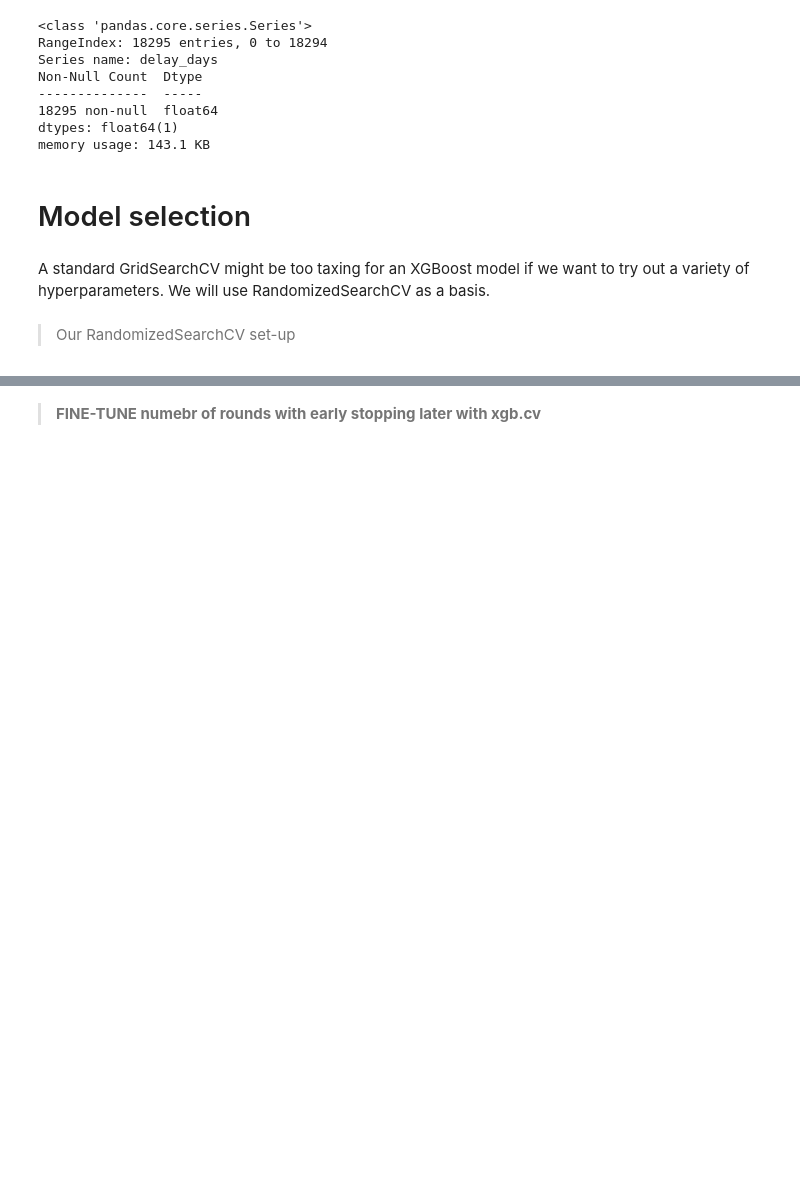
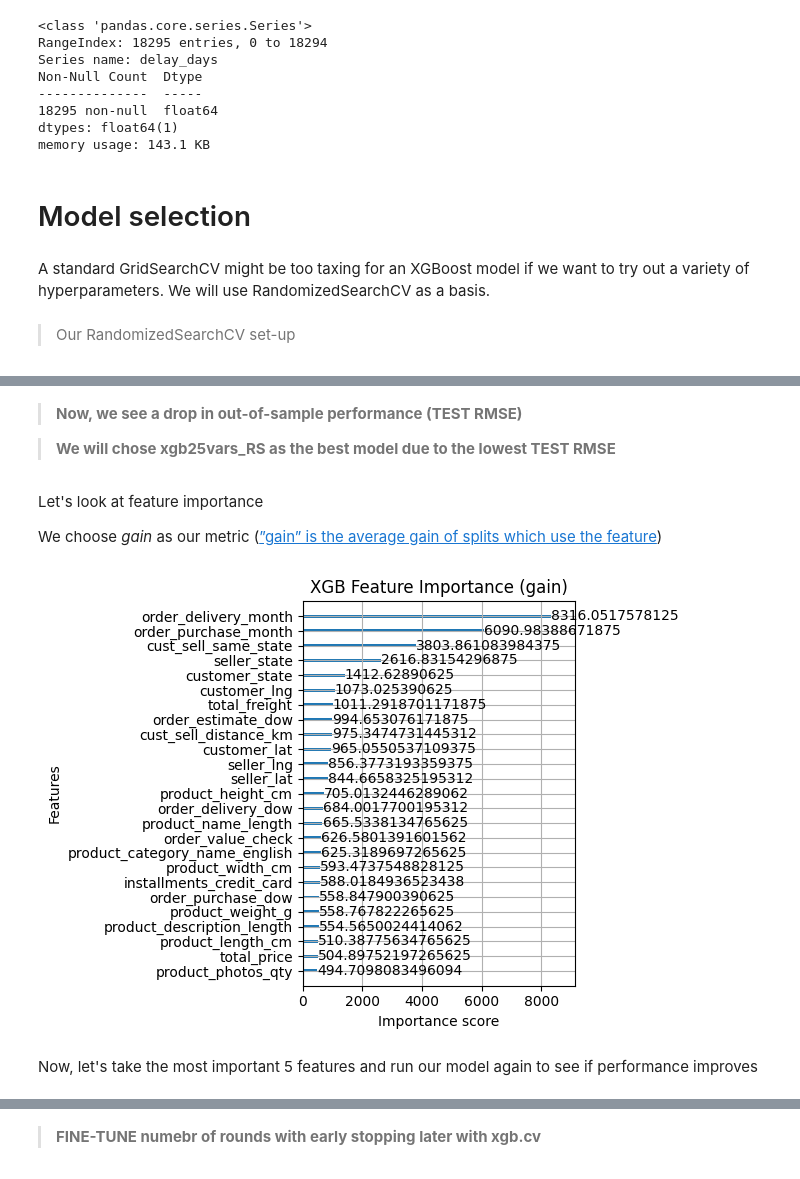
Before and after one commit to jakubpyszniak/ML_II_final_project, a Jupyter notebook: 3. XGBoost.ipynb, the cells around one changed output, grey strips where cells are left out. Cells and saved outputs as stored; diff of their text form; code cells hidden in the pictures; blank space fills up the shorter version.

```diff
--- a/3. XGBoost.ipynb
+++ b/3. XGBoost.ipynb
@@ -148,5 +148,11 @@ print("15 best:\n", br15_feat)
 
 br20_feat = fr.iloc[0:20].index.tolist()
 print("20 best:\n", br20_feat)
+
+br25_feat = fr.iloc[0:25].index.tolist()
+print("25 best:\n", br25_feat)
+
+br30_feat = fr.iloc[0:30].index.tolist()
+print("30 best:\n", br30_feat)
 # %% [output]
 10 best:
@@ -163,10 +173,14 @@ print("20 best:\n", br20_feat)
 X10_train = df_train.loc[:, br10_feat].copy()
 X15_train = df_train.loc[:, br15_feat].copy()
 X20_train = df_train.loc[:, br20_feat].copy()
+X25_train = df_train.loc[:, br25_feat].copy()
+X30_train = df_train.loc[:, br30_feat].copy()
 y_train = df_train.loc[:, "delay_days"].copy()
 
 X10_test  = df_test.loc[:, br10_feat].copy()
 X15_test  = df_test.loc[:, br15_feat].copy()
 X20_test  = df_test.loc[:, br20_feat].copy()
+X25_test  = df_test.loc[:, br25_feat].copy()
+X30_test  = df_test.loc[:, br30_feat].copy()
 y_test  = df_test.loc[:, "delay_days"].copy()
 # %%
@@ -416,0 +470,9 @@ Elapsed time: 79.25 seconds
+# %%
+xgb25vars_RS = cv_my_random_xgb(
+    X25_train, y_train, X25_test, y_test,
+    param_distributions=param_distributions,
+    n_iter=50,
+    cv=5,
+    random_state=42,
+    show_results=True
+)
@@ -416,0 +504,29 @@ Elapsed time: 79.25 seconds
+# %% [markdown]
+> **Now, we see a drop in out-of-sample performance (TEST RMSE)**
+
+> **We will chose xgb25vars_RS as the best model due to the lowest TEST RMSE**
+# %% [markdown]
+Let's look at feature importance
+
+We choose *gain* as our metric ([”gain” is the average gain of splits which use the feature](https://xgboost.readthedocs.io/en/stable/python/python_api.html#module-xgboost.sklearn))
+# %%
+# Best fitted model from the search
+best_model = xgb25vars_RS["search"].best_estimator_
+
+# If X25_train is a DataFrame, use its column names
+feature_names = list(X25_train.columns)
+
+# Plot (gain = usually most informative)
+
+ax = xgb.plot_importance(
+    best_model,
+    importance_type="gain",
+    max_num_features=25
+)
+plt.title("XGB Feature Importance (gain)")
+plt.tight_layout()
+plt.show()
+# %% [output]
+[figure, added]
+# %% [markdown]
+Now, let's take the most important 5 features and run our model again to see if performance improves
```
Also changed, not shown: parts of 22 cells of this notebook, 8 other files.
